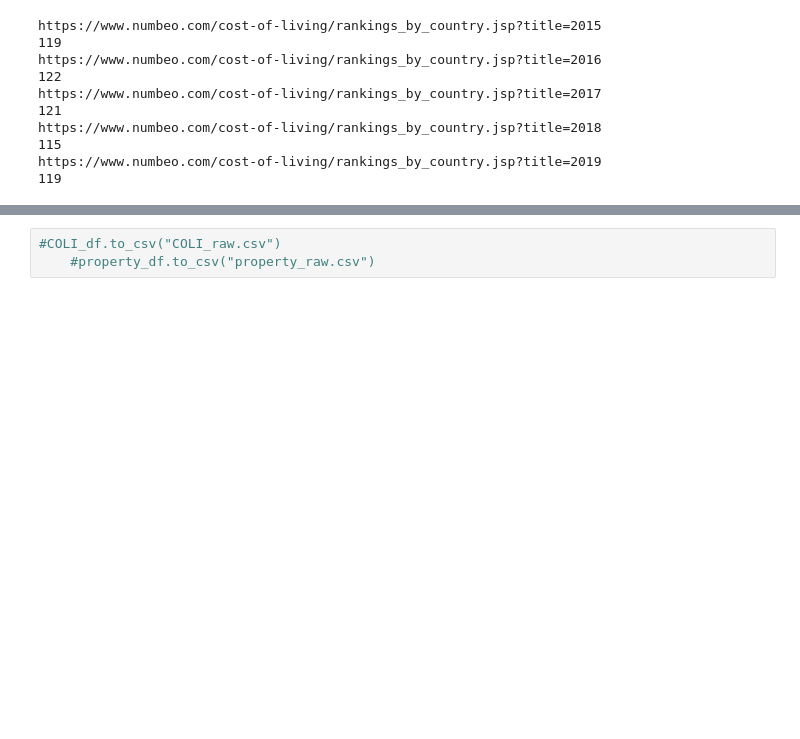
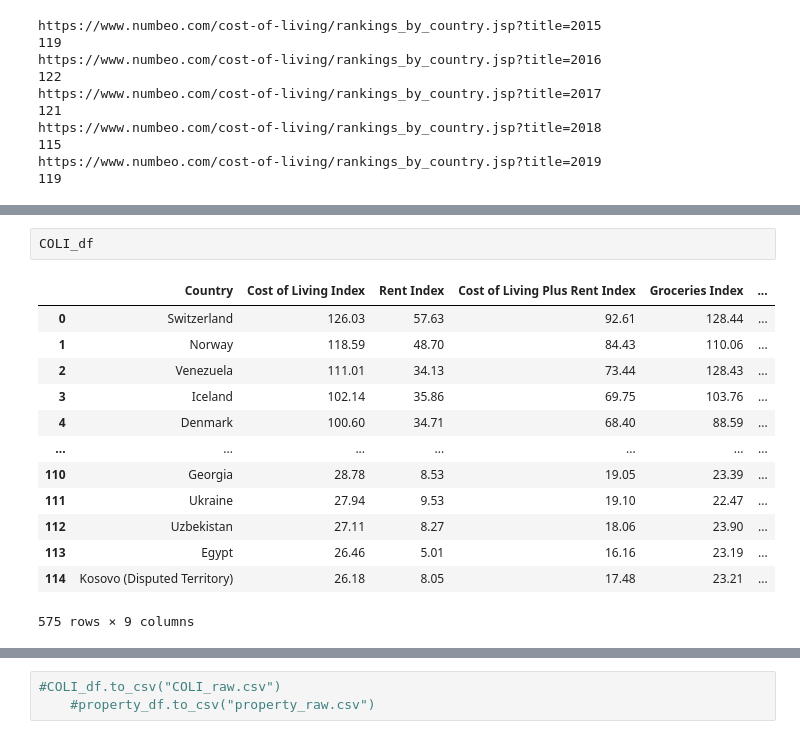
Before and after one commit to mactzu/STDs, a Jupyter notebook: work/michelle/Project-Work.ipynb, the cells around one changed output, grey strips where cells are left out. Saved outputs shown, nothing was run; the diff lists cells and outputs as text; blank space fills up the shorter version.

```diff
--- a/work/michelle/Project-Work.ipynb
+++ b/work/michelle/Project-Work.ipynb
@@ -77,0 +84,16 @@ both_years_df
+# %%
+COLI_df
+# %% [output]
+|  | Country | Cost of Living Index | Rent Index | Cost of Living Plus Rent Index | Groceries Index | ... |
+| 0 | Switzerland | 126.03 | 57.63 | 92.61 | 128.44 | ... |
+| 1 | Norway | 118.59 | 48.70 | 84.43 | 110.06 | ... |
+| 2 | Venezuela | 111.01 | 34.13 | 73.44 | 128.43 | ... |
+| 3 | Iceland | 102.14 | 35.86 | 69.75 | 103.76 | ... |
+| 4 | Denmark | 100.60 | 34.71 | 68.40 | 88.59 | ... |
+| ... | ... | ... | ... | ... | ... | ... |
+| 110 | Georgia | 28.78 | 8.53 | 19.05 | 23.39 | ... |
+| 111 | Ukraine | 27.94 | 9.53 | 19.10 | 22.47 | ... |
+| 112 | Uzbekistan | 27.11 | 8.27 | 18.06 | 23.90 | ... |
+| 113 | Egypt | 26.46 | 5.01 | 16.16 | 23.19 | ... |
+| 114 | Kosovo (Disputed Territory) | 26.18 | 8.05 | 17.48 | 23.21 | ... |
+575 rows × 9 columns
```
Also changed, not shown: parts of 19 cells of this notebook.
